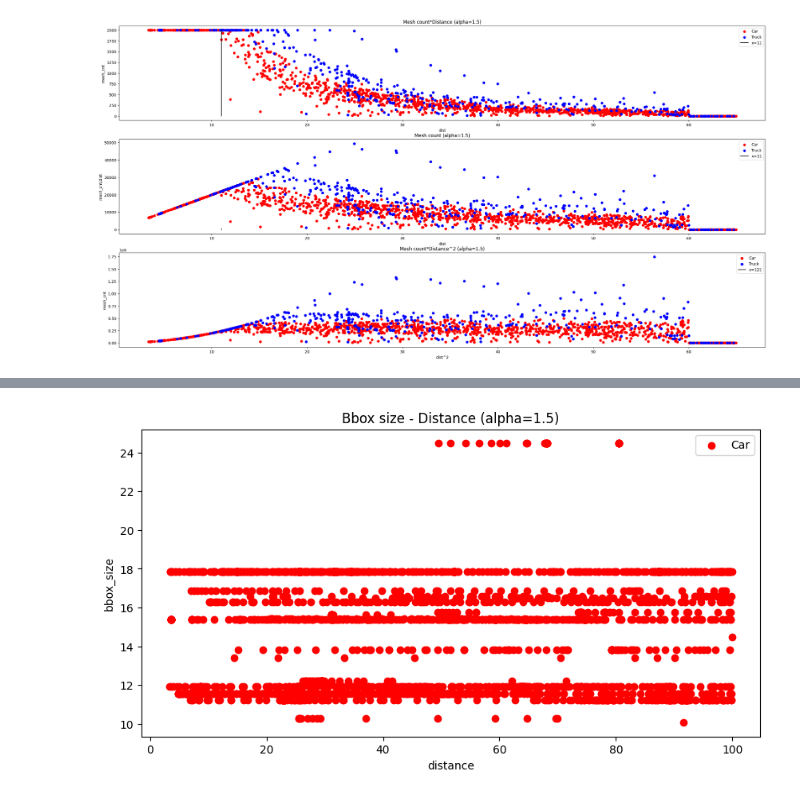
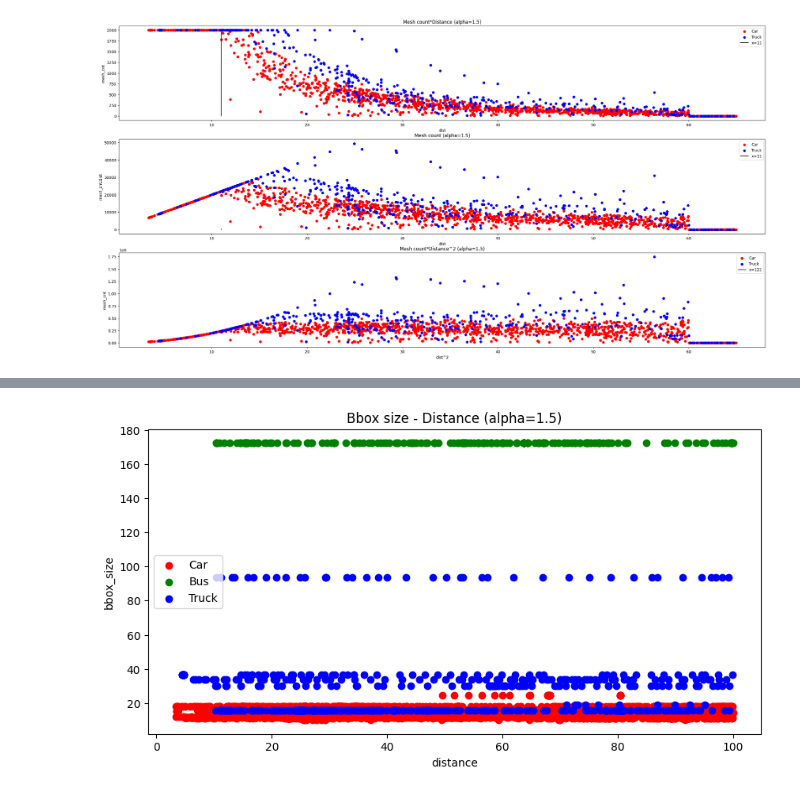
Before and after one commit to Kazawaryu/CARLA_ADA, a Jupyter notebook: test_code/s1s2/pf_func_test.ipynb, the cells around one changed output, grey strips where cells are left out. Saved outputs shown, nothing was run; the diff lists cells and outputs as text; code cells hidden in the pictures.

```diff
--- a/test_code/s2/pf_func_test.ipynb
+++ b/test_code/s1s2/pf_func_test.ipynb
@@ -467,17 +440,17 @@ plt.show()
 # %%
 car_bbox_size = car_df['sx'] * car_df['sy'] * car_df['sz']
 bus_bbox_size = bus_df['sx'] * bus_df['sy'] * bus_df['sz']
 truck_bbox_size = truck_df['sx'] * truck_df['sy'] * truck_df['sz']
 
 # visualize the bbox size of each tag
 plt.figure(figsize=(10, 5))
 plt.scatter(car_df['dist'], car_bbox_size, c='r', label='Car')
-# plt.scatter(bus_df['dist'], bus_bbox_size, c='g', label='Bus')
-# plt.scatter(truck_df['dist'], truck_bbox_size, c='b', label='Truck')
+plt.scatter(bus_df['dist'], bus_bbox_size, c='g', label='Bus')
+plt.scatter(truck_df['dist'], truck_bbox_size, c='b', label='Truck')
 plt.legend()
 plt.title('Bbox size - Distance (alpha=1.5)')
 plt.xlabel('distance')
 plt.ylabel('bbox_size')
 plt.show()
 # %% [output]
-[figure, old version]
+[figure, new version]
```
Also changed, not shown: parts of 7 cells of this notebook, 24 other files.
